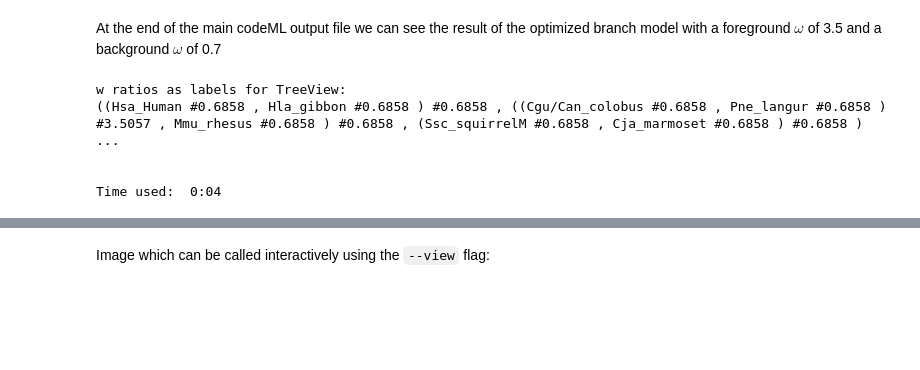
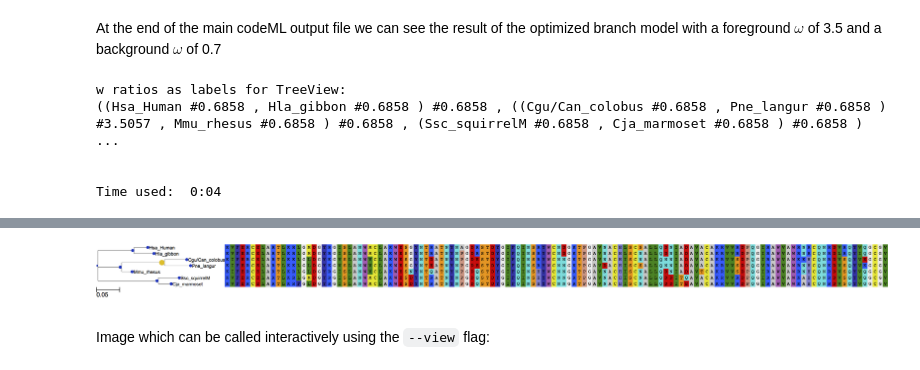
Before and after one commit to etetoolkit/cookbook, a Jupyter notebook: recipes/ete_evol_lysozyme.ipynb, the cells around one changed output, grey strips where cells are left out. Cells and saved outputs as stored; diff of their text form; code cells hidden in the pictures; blank space fills up the shorter version.

```diff
--- a/recipes/ete_evol_lysozyme.ipynb
+++ b/recipes/ete_evol_lysozyme.ipynb
@@ -101,3 +116,8 @@ On top of this, the ete_evol tool will generate a summary image
+# %%
+from IPython.display import Image
+Image(filename='data/lysozyme/tree_evol_example1.png')
+# %% [output]
+[figure, added]
 # %% [markdown]
 Image which can be called interactively using the `--view` flag:
 # %%
```
Also changed, not shown: parts of 20 cells of this notebook.
